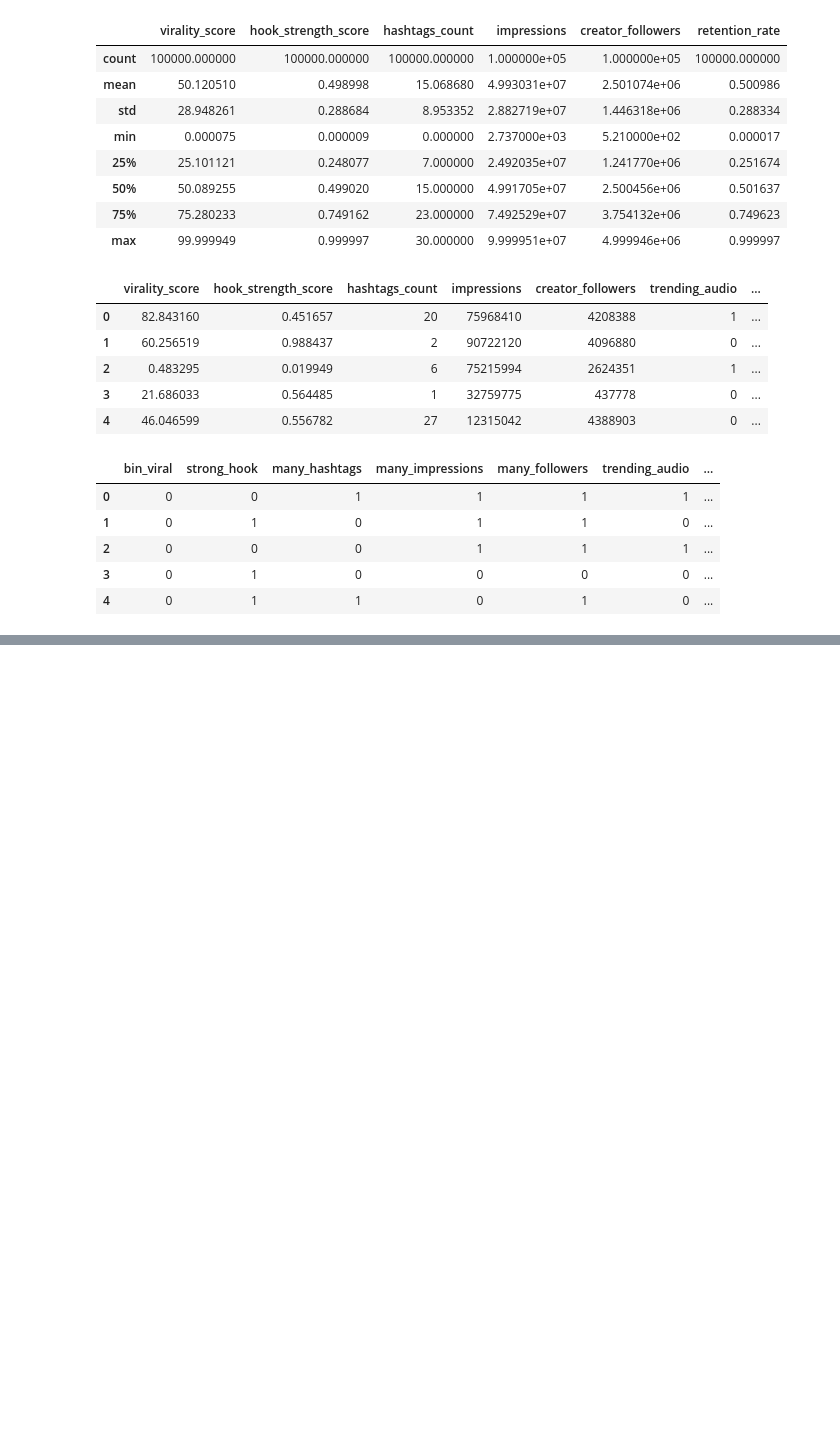
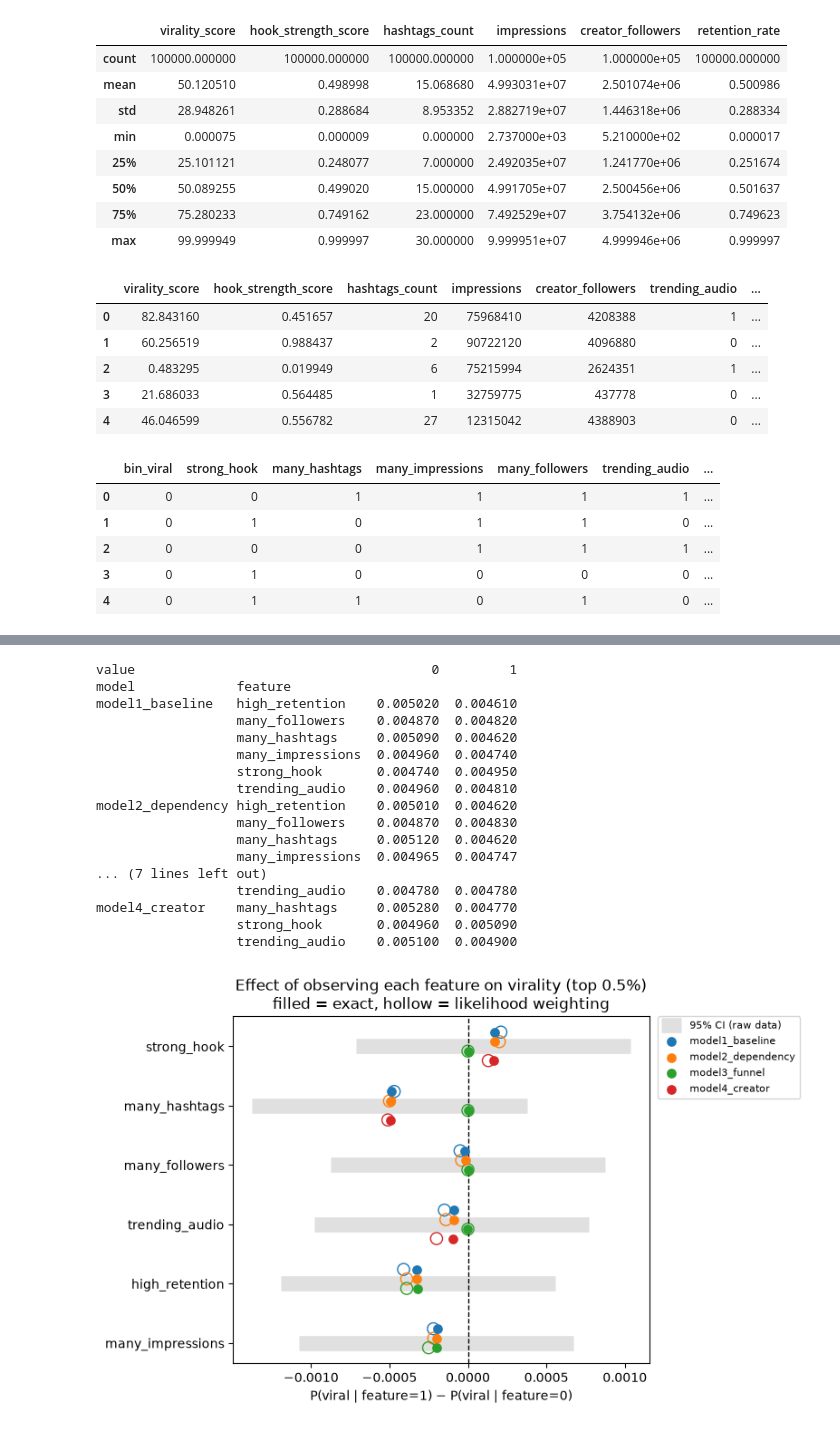
Before and after one commit to BenMiller0/CSE_150A_IG_REELS, a Jupyter notebook: code/ig_reel_virality.ipynb, the cells around one changed output, grey strips where cells are left out. Drawn from its saved outputs; the diff is of its cells as text; code cells hidden in the pictures; blank space fills up the shorter version.

```diff
--- a/code/ig_reel_virality.ipynb
+++ b/code/ig_reel_virality.ipynb
@@ -104,0 +255,75 @@ bin_df.head()
+# %%
+features = [H, T, F, A, R, I]
+rows = []
+for name, m in models.items():
+    for f in features:
+        if f not in m.nodes():
+            continue
+        for v in (0, 1):
+            ev = {f: v}
+            rows.append({
+                "model": name, "feature": f, "value": v,
+                "exact": exact_p(m, ev),
+                "LW": lw_estimate(m, ev, 100_000),
+            })
+results = pd.DataFrame(rows)
+print(results.pivot_table(index=["model", "feature"], columns="value", values="LW"))
+
+w = results.pivot_table(index=["model", "feature"], columns="value", values=["exact", "LW"])
+eff = pd.DataFrame({
+    "exact": w[("exact", 1)] - w[("exact", 0)],
+    "LW":    w[("LW", 1)]    - w[("LW", 0)],
+}).reset_index()
+
+ci = {}
+for f in features:
+    g = bin_df.groupby(f)[Y].agg(["mean", "count"])
+    p0, p1, n0, n1 = g.loc[0, "mean"], g.loc[1, "mean"], g.loc[0, "count"], g.loc[1, "count"]
+    d, se = p1 - p0, np.sqrt(p0*(1-p0)/n0 + p1*(1-p1)/n1)
+    ci[f] = (d - 1.96*se, d + 1.96*se)
+
+model_names = list(models.keys())
+colors = dict(zip(model_names, ["tab:blue", "tab:orange", "tab:green", "tab:red"]))
+offsets = dict(zip(model_names, np.linspace(-0.24, 0.24, len(model_names))))
+ypos = {f: i for i, f in enumerate(features)}
+
+fig, ax = plt.subplots(figsize=(8, 5))
+
+for f in features:
+    ax.hlines(ypos[f], *ci[f], color="lightgray", lw=12, alpha=0.7, zorder=1,
+              label="95% CI (raw data)" if f == features[0] else None)
+
+for m_name in model_names:
+    d = eff[eff.model == m_name]
+    y = [ypos[f] + offsets[m_name] for f in d.feature]
+    ax.scatter(d["exact"], y, color=colors[m_name], s=45, zorder=3, label=m_name)
+    ax.scatter(d["LW"], y, facecolors="none", edgecolors=colors[m_name], s=90, zorder=2)
+
+ax.axvline(0, color="black", ls="--", lw=1)
+ax.set_yticks(list(ypos.values()))
+ax.set_yticklabels(list(ypos.keys()))
+ax.invert_yaxis()
+ax.set_xlabel("P(viral | feature=1) − P(viral | feature=0)")
+ax.set_title("Effect of observing each feature on virality (top 0.5%)\nfilled = exact, hollow = likelihood weighting")
+ax.legend(fontsize=8, loc="upper left", bbox_to_anchor=(1.02, 1), borderaxespad=0)
+plt.tight_layout()
+plt.show()
+# %% [output]
+value                                      0         1
+model             feature
+model1_baseline   high_retention    0.005020  0.004610
+                  many_followers    0.004870  0.004820
+                  many_hashtags     0.005090  0.004620
+                  many_impressions  0.004960  0.004740
+                  strong_hook       0.004740  0.004950
+                  trending_audio    0.004960  0.004810
+model2_dependency high_retention    0.005010  0.004620
+                  many_followers    0.004870  0.004830
+                  many_hashtags     0.005120  0.004620
+                  many_impressions  0.004965  0.004747
+... (7 lines left out)
+                  trending_audio    0.004780  0.004780
+model4_creator    many_hashtags     0.005280  0.004770
+                  strong_hook       0.004960  0.005090
+                  trending_audio    0.005100  0.004900
+[figure, added]
```
Also changed, not shown: parts of 5 cells of this notebook.
